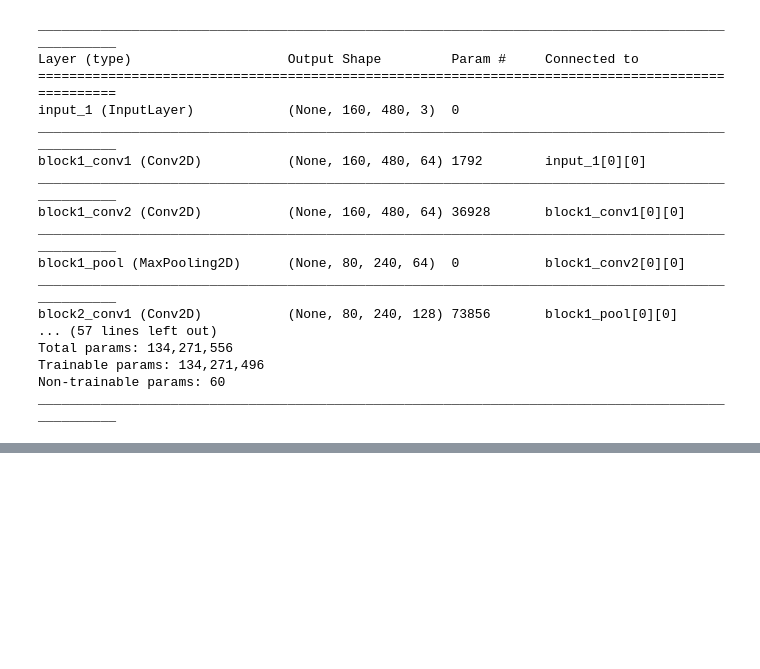
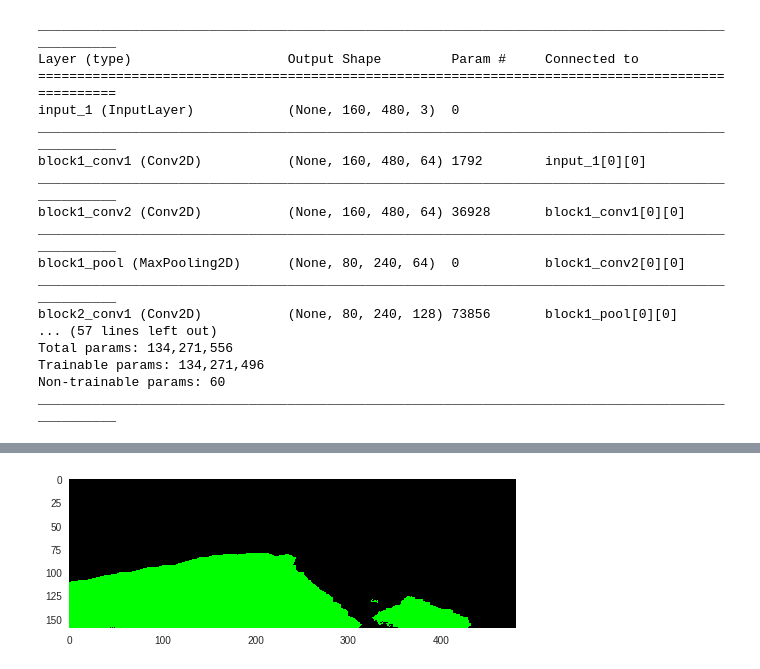
Before and after one commit to JustinHeaton/fully-convolutional-networks, a Jupyter notebook: FCN8.ipynb, the cells around one changed output, grey strips where cells are left out. Cells and saved outputs as stored; diff of their text form; code cells hidden in the pictures; blank space fills up the shorter version.

```diff
--- a/FCN8.ipynb
+++ b/FCN8.ipynb
@@ -200,0 +261,9 @@ plt.imshow(output);
+# %%
+pred = fcn8.predict(test_image.reshape(1,160,480,3))
+mask = np.dstack((np.zeros_like(pred[0,:,:,0]),
+                 np.round(pred[0,:,:,1]),
+                 np.zeros_like(pred[0,:,:,0])))
+plt.grid('off')
+plt.imshow(mask.astype('uint8')*255);
+# %% [output]
+[figure, added]
```
Also changed, not shown: parts of 15 cells of this notebook, 2 other files.
